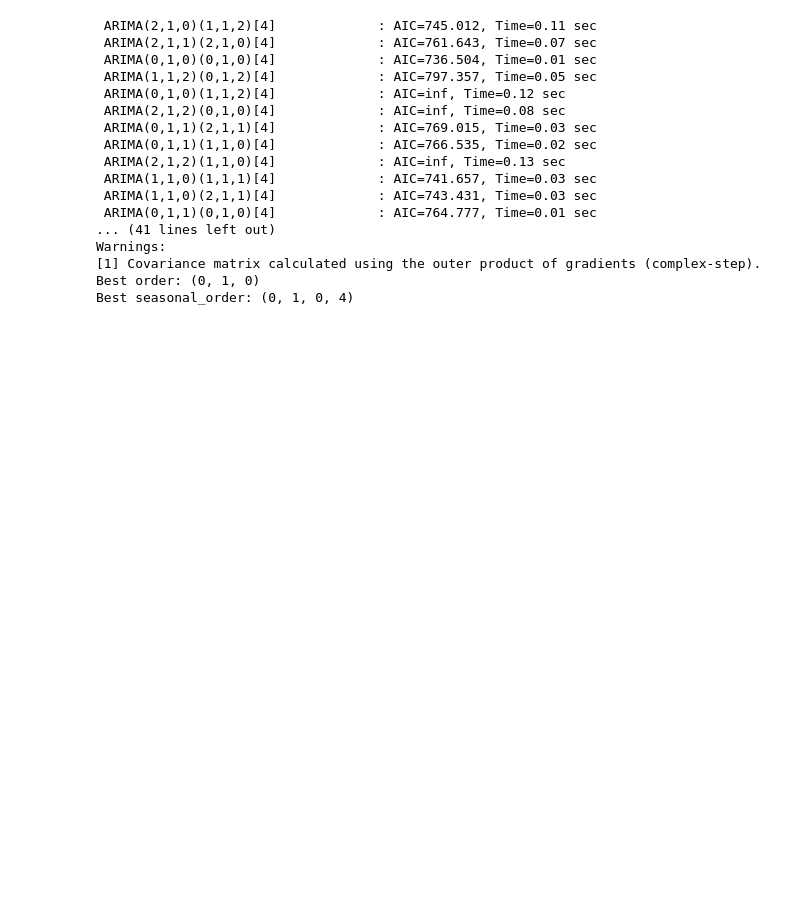
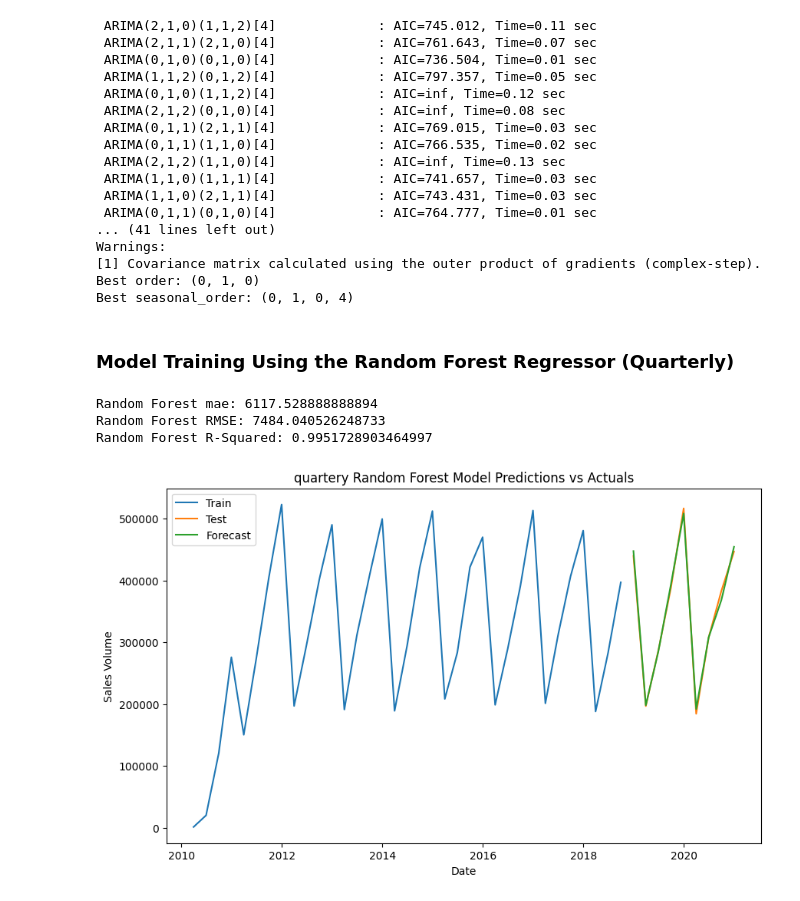
Before and after one commit to mongare70/ElectroTech-Forecasting-Data, a Jupyter notebook: model/model.ipynb, the cells around one changed output. Cells and saved outputs as stored; diff of their text form; code cells hidden in the pictures; blank space fills up the shorter version.

```diff
--- a/model/model.ipynb
+++ b/model/model.ipynb
@@ -111,21 +132,19 @@ print(train_size)
 # %% [output]
 92298
 # %%
-top_features = mi_df['Feature'].head(20).to_list()
+top_features = mi_df['Feature'].tail(7).to_list()
 
 data = pd.get_dummies(data, columns=['Category'], drop_first=False)
 data = pd.get_dummies(data, columns=['Season'], drop_first=False)
-data = pd.get_dummies(data, columns=['Product_Specification_2'], drop_first=False)
 
 bool_cols = data.select_dtypes(include=['bool']).columns
 data[bool_cols] = data[bool_cols].astype(int)
 
 category_cols = [col for col in data.columns if col.startswith('Category_')]
 season_cols = [col for col in data.columns if col.startswith('Season_')]
-product_specification_2_cols = [col for col in data.columns if col.startswith('Product_Specification_2_')]
 
 
-exog_features = top_features + category_cols + season_cols + product_specification_2_cols
+exog_features = top_features + category_cols + season_cols
 
 data = data.set_index('Date')
 
@@ -321,21 +335,19 @@ print(train_size)
 # %% [output]
 92298
 # %%
-top_features = mi_df['Feature'].head(20).to_list()
+top_features = mi_df['Feature'].tail(7).to_list()
 
 data = pd.get_dummies(data, columns=['Category'], drop_first=False)
 data = pd.get_dummies(data, columns=['Season'], drop_first=False)
-data = pd.get_dummies(data, columns=['Product_Specification_2'], drop_first=False)
 
 bool_cols = data.select_dtypes(include=['bool']).columns
 data[bool_cols] = data[bool_cols].astype(int)
 
 category_cols = [col for col in data.columns if col.startswith('Category_')]
 season_cols = [col for col in data.columns if col.startswith('Season_')]
-product_specification_2_cols = [col for col in data.columns if col.startswith('Product_Specification_2_')]
 
 
-exog_features = top_features + category_cols + season_cols + product_specification_2_cols
+exog_features = top_features + category_cols + season_cols
 
 data = data.set_index('Date')
 
@@ -531,21 +539,18 @@ print(train_size)
 # %% [output]
 92298
 # %%
-top_features = mi_df['Feature'].head(20).to_list()
+top_features = mi_df['Feature'].tail(7).to_list()
 
 data = pd.get_dummies(data, columns=['Category'], drop_first=False)
 data = pd.get_dummies(data, columns=['Season'], drop_first=False)
-data = pd.get_dummies(data, columns=['Product_Specification_2'], drop_first=False)
 
 bool_cols = data.select_dtypes(include=['bool']).columns
 data[bool_cols] = data[bool_cols].astype(int)
 
 category_cols = [col for col in data.columns if col.startswith('Category_')]
 season_cols = [col for col in data.columns if col.startswith('Season_')]
-product_specification_2_cols = [col for col in data.columns if col.startswith('Product_Specification_2_')]
 
-
-exog_features = top_features + category_cols + season_cols + product_specification_2_cols
+exog_features = top_features + category_cols + season_cols
 
 data = data.set_index('Date')
 
@@ -661,3 +666,57 @@ Warnings:
 [1] Covariance matrix calculated using the outer product of gradients (complex-step).
 Best order: (0, 1, 0)
 Best seasonal_order: (0, 1, 0, 4)
+# %% [markdown]
+### Model Training Using the Random Forest Regressor (Quarterly)
+# %%
+mlflow.set_experiment("ElectroTech Forecasting (Quarterly)")
+with mlflow.start_run(run_name="Quarterly Random Forest model"):
+
+    from sklearn.ensemble import RandomForestRegressor
+
+    random_forest_model = RandomForestRegressor(n_estimators=100, random_state=42)
+    random_forest_model.fit(X_train, y_train)
+
+    predictions = random_forest_model.predict(X_test)
+
+    # Evaluate accuracy
+
+    random_forest_mae = mean_absolute_error(y_test, predictions)
+    random_forest_rmse = np.sqrt(mean_squared_error(y_test, predictions))
+    random_forest_r2 = r2_score(y_test, predictions)
+
+
+    print(f"Random Forest mae: {random_forest_mae}")
+    print(f"Random Forest RMSE: {random_forest_rmse}")
+    print(f"Random Forest R-Squared: {random_forest_r2}")
+
+    mlflow.log_param("n_estimators", 100)
+    mlflow.log_param("random_state", 42)
+    mlflow.log_param("exog_features", exog_features)
+
+    mlflow.log_metric("MAE", random_forest_mae)
+    mlflow.log_metric("RMSE", random_forest_rmse)
+    mlflow.log_metric("R2", random_forest_r2)
+
+    with open("quarterly_random_forest_model.pkl", "wb") as f:
+        pickle.dump(random_forest_model, f)
+
+    mlflow.log_artifact("quarterly_random_forest_model.pkl")
+
+    plt.figure(figsize=(10, 6))
+    plt.plot(y_train.index, y_train, label="Train")  # train
+    plt.plot(y_test.index, y_test, label="Test")  # test
+    plt.plot(y_test.index, predictions, label="Forecast")  # forecast
+    plt.legend()
+    plt.title("quartery Random Forest Model Predictions vs Actuals")
+    plt.xlabel("Date")
+    plt.ylabel("Sales Volume")
+    plt.savefig("quarterly_sales_volume_random_forest_predictions.png")
+
+    mlflow.log_artifact("quarterly_sales_volume_random_forest_predictions.png")
+    plt.show()
+# %% [output]
+Random Forest mae: 6117.528888888894
+Random Forest RMSE: 7484.040526248733
+Random Forest R-Squared: 0.9951728903464997
+[figure, added]
```
Also changed, not shown: parts of 10 cells of this notebook, 11 other files.
